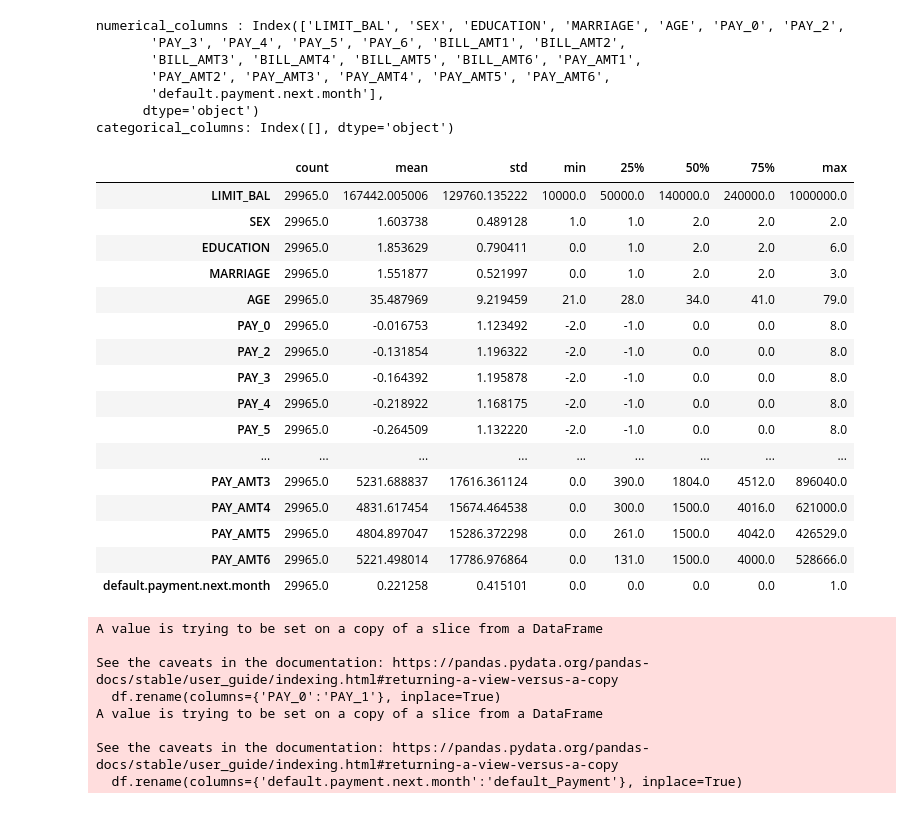
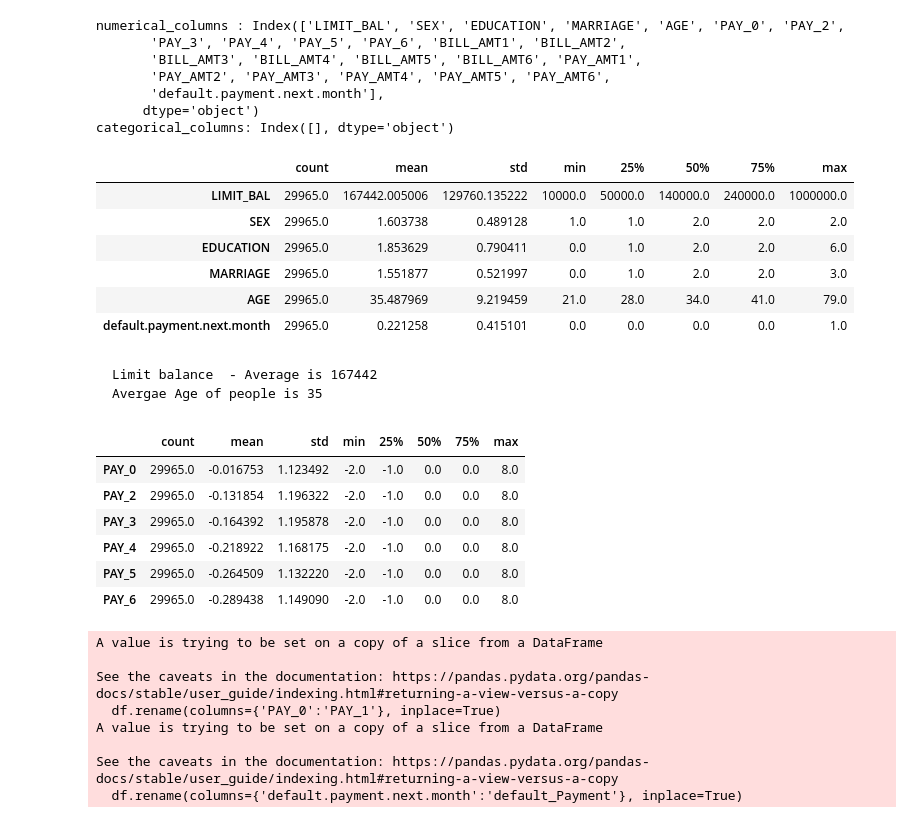
Before and after one commit to Ksanu275/Default_Credit_Card, a Jupyter notebook: notebook/EDA.ipynb, the cells around one changed output. Drawn from its saved outputs; the diff is of its cells as text; code cells hidden in the pictures.

```diff
--- a/notebook/EDA.ipynb
+++ b/notebook/EDA.ipynb
@@ -119,26 +146,29 @@ numerical_columns : Index(['LIMIT_BAL', 'SEX', 'EDUCATION', 'MARRIAGE', 'AGE', '
        'default.payment.next.month'],
       dtype='object')
 categorical_columns: Index([], dtype='object')
+# %%
+df[['LIMIT_BAL', 'SEX', 'EDUCATION', 'MARRIAGE', 'AGE','default.payment.next.month']].describe().T
+# %% [output]
+|  | count | mean | std | min | 25% | 50% | 75% | max |
+| LIMIT_BAL | 29965.0 | 167442.005006 | 129760.135222 | 10000.0 | 50000.0 | 140000.0 | 240000.0 | 1000000.0 |
+| SEX | 29965.0 | 1.603738 | 0.489128 | 1.0 | 1.0 | 2.0 | 2.0 | 2.0 |
+| EDUCATION | 29965.0 | 1.853629 | 0.790411 | 0.0 | 1.0 | 2.0 | 2.0 | 6.0 |
+| MARRIAGE | 29965.0 | 1.551877 | 0.521997 | 0.0 | 1.0 | 2.0 | 2.0 | 3.0 |
+| AGE | 29965.0 | 35.487969 | 9.219459 | 21.0 | 28.0 | 34.0 | 41.0 | 79.0 |
+| default.payment.next.month | 29965.0 | 0.221258 | 0.415101 | 0.0 | 0.0 | 0.0 | 0.0 | 1.0 |
+# %% [markdown]
+    Limit balance  - Average is 167442
+    Avergae Age of people is 35
 # %%
-df[numerical_columns].describe().T
+df[['PAY_0','PAY_2', 'PAY_3', 'PAY_4', 'PAY_5', 'PAY_6']].describe().T
 # %% [output]
 |  | count | mean | std | min | 25% | 50% | 75% | max |
-| LIMIT_BAL | 29965.0 | 167442.005006 | 129760.135222 | 10000.0 | 50000.0 | 140000.0 | 240000.0 | 1000000.0 |
-| SEX | 29965.0 | 1.603738 | 0.489128 | 1.0 | 1.0 | 2.0 | 2.0 | 2.0 |
-| EDUCATION | 29965.0 | 1.853629 | 0.790411 | 0.0 | 1.0 | 2.0 | 2.0 | 6.0 |
-| MARRIAGE | 29965.0 | 1.551877 | 0.521997 | 0.0 | 1.0 | 2.0 | 2.0 | 3.0 |
-| AGE | 29965.0 | 35.487969 | 9.219459 | 21.0 | 28.0 | 34.0 | 41.0 | 79.0 |
 | PAY_0 | 29965.0 | -0.016753 | 1.123492 | -2.0 | -1.0 | 0.0 | 0.0 | 8.0 |
 | PAY_2 | 29965.0 | -0.131854 | 1.196322 | -2.0 | -1.0 | 0.0 | 0.0 | 8.0 |
 | PAY_3 | 29965.0 | -0.164392 | 1.195878 | -2.0 | -1.0 | 0.0 | 0.0 | 8.0 |
 | PAY_4 | 29965.0 | -0.218922 | 1.168175 | -2.0 | -1.0 | 0.0 | 0.0 | 8.0 |
 | PAY_5 | 29965.0 | -0.264509 | 1.132220 | -2.0 | -1.0 | 0.0 | 0.0 | 8.0 |
-| ... | ... | ... | ... | ... | ... | ... | ... | ... |
-| PAY_AMT3 | 29965.0 | 5231.688837 | 17616.361124 | 0.0 | 390.0 | 1804.0 | 4512.0 | 896040.0 |
-| PAY_AMT4 | 29965.0 | 4831.617454 | 15674.464538 | 0.0 | 300.0 | 1500.0 | 4016.0 | 621000.0 |
-| PAY_AMT5 | 29965.0 | 4804.897047 | 15286.372298 | 0.0 | 261.0 | 1500.0 | 4042.0 | 426529.0 |
-| PAY_AMT6 | 29965.0 | 5221.498014 | 17786.976864 | 0.0 | 131.0 | 1500.0 | 4000.0 | 528666.0 |
-| default.payment.next.month | 29965.0 | 0.221258 | 0.415101 | 0.0 | 0.0 | 0.0 | 0.0 | 1.0 |
+| PAY_6 | 29965.0 | -0.289438 | 1.149090 | -2.0 | -1.0 | 0.0 | 0.0 | 8.0 |
 # %%
 #Renaming name PAY_0 to PAY_1
 df.rename(columns={'PAY_0':'PAY_1'}, inplace=True)
```
Also changed, not shown: parts of 47 cells of this notebook, 3 other files.
